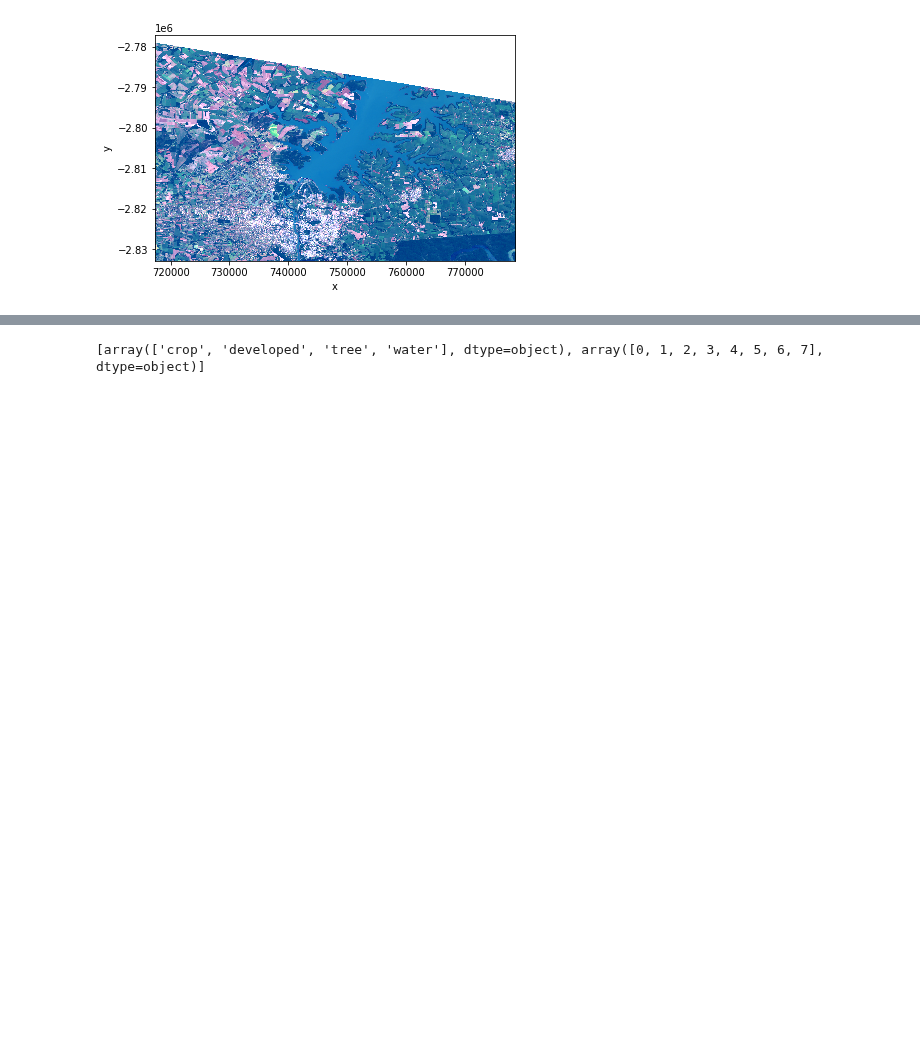
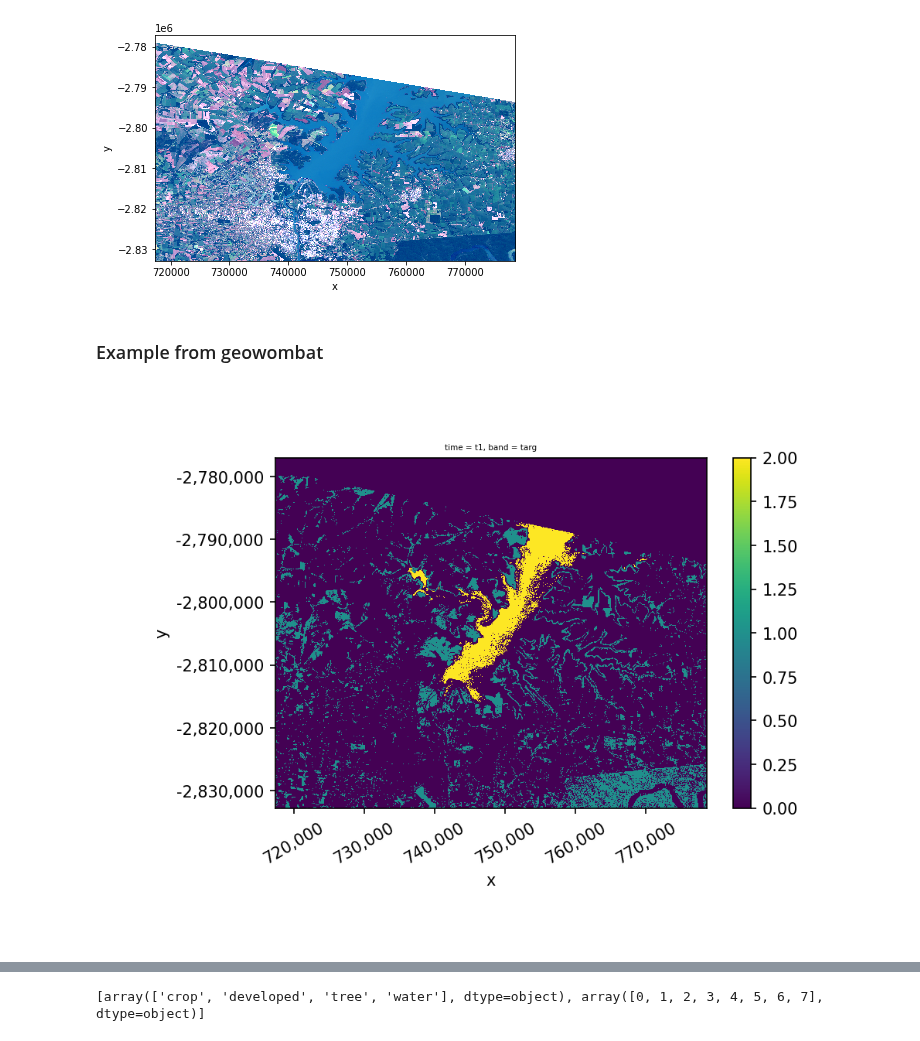
Before and after one commit to mmann1123/xr_fresh, a Jupyter notebook: notebooks/Sk_Xr_Gw_polygon_training.ipynb, the cells around one changed output, grey strips where cells are left out. Saved outputs shown, nothing was run; the diff lists cells and outputs as text; code cells hidden in the pictures; blank space fills up the shorter version.

Commit message:
working geowombat example

```diff
--- a/notebooks/Sk_Xr_Gw_polygon_training.ipynb
+++ b/notebooks/Sk_Xr_Gw_polygon_training.ipynb
@@ -171,3 +171,33 @@ yp = gs.predict(X)
 yp.values = LabelEncoder().fit(X.land_use).classes_[yp]
 yp = yp.unstack("sample")
 print(yp)
+# %% [markdown]
+### Example from geowombat
+# %%
+import geowombat as gw
+from geowombat.data import l8_224078_20200518, l8_224078_20200518_polygons
+from geowombat.ml import fit_predict
+
+import geopandas as gpd
+from sklearn_xarray.preprocessing import Featurizer
+from sklearn.pipeline import Pipeline
+from sklearn.preprocessing import StandardScaler,LabelEncoder
+from sklearn.decomposition import PCA
+from sklearn.naive_bayes import GaussianNB
+
+le = LabelEncoder()
+
+labels = gpd.read_file(l8_224078_20200518_polygons)
+labels['lc'] = le.fit(labels.name).transform(labels.name)
+
+
+pl = Pipeline([('featurizer', Featurizer()),
+                ('scaler', StandardScaler()),
+                ('pca', PCA()),
+                ('clf', GaussianNB())])
+
+with gw.open(l8_224078_20200518) as src:
+     y = fit_predict(src, labels, pl, col='lc')
+     y.isel(time=0).sel(band='targ').gw.imshow()
+# %% [output]
+[figure, added]
```
Also changed, not shown: parts of 1 cell of this notebook, 1 other file.
